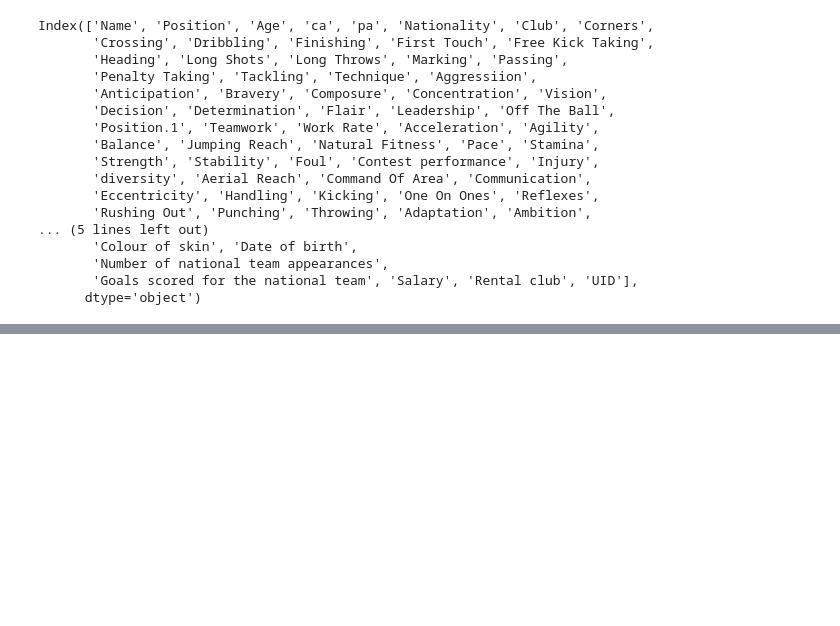
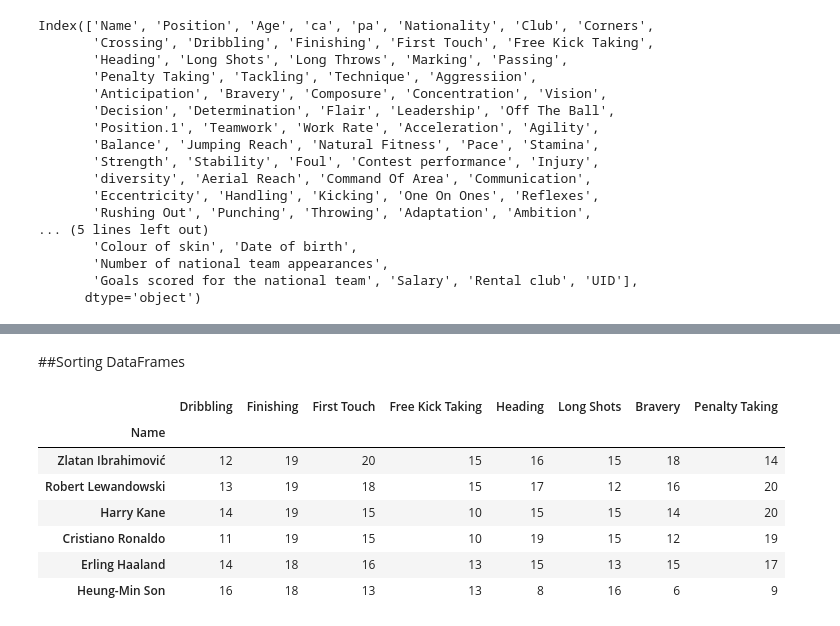
Before and after one commit to RobertCurley/UCDPA_RobertCurley, a Jupyter notebook: UCDPA_RobertCurley.ipynb, the cells around one changed output, grey strips where cells are left out. Drawn from its saved outputs; the diff is of its cells as text; code cells hidden in the pictures; blank space fills up the shorter version.

```diff
--- a/UCDPA_RobertCurley.ipynb
+++ b/UCDPA_RobertCurley.ipynb
@@ -36,7 +36,6 @@ import pandas as pd
 # %% [markdown]
 ## Import *Football Manager 2023 Dataset*
 # %%
-# Upload CSV file of Football Manager 2023 from laptop
+# Upload CSV file of Football Manager 2023 from github repository
 
-from google.colab import files
-uploaded = files.upload()
+url = 'https://raw.githubusercontent.com/RobertCurley/UCDPA_RobertCurley/main/FM%202023.csv'
@@ -46,8 +42,7 @@ Saving FM 2023.csv to FM 2023.csv
 # %%
 # View FM 2023.csv file in python
 
-path = "FM 2023.csv" # Change file path name to Path
-fm_2023_df = pd.read_csv(path) # Changed Name to FM_2023_df
+fm_2023_df = pd.read_csv(url) # Changed Name to FM_2023_df
 fm_2023_df
 # %% [output]
 |  | Name | Position | Age | ca | pa | Nationality | Club | Corners | Crossing | Dribbling | ... |
@@ -159,0 +185,7 @@ Index(['Name', 'Position', 'Age', 'ca', 'pa', 'Nationality', 'Club', 'Corners',
+# %%
+# Slice Data in DataFrame (fm_2023_df) based on key stats for scoring and name it scoring_fm_2023_df
+# Key Stats : Name, Dribbling, Finishing, First Touch, Free Kick Taking, Heading, Long Shots, Bravery, Penalty Taking
+
+scoring_fm_2023_df = fm_2023_df.loc[:, ['Name', 'Dribbling', 'Finishing', 'First Touch', 'Free Kick Taking', 'Heading',
+                                        'Long Shots', 'Bravery', 'Penalty Taking']].set_index('Name')
+print(scoring_fm_2023_df)
@@ -159,0 +237,15 @@ Index(['Name', 'Position', 'Age', 'ca', 'pa', 'Nationality', 'Club', 'Corners',
+# %% [markdown]
+##Sorting DataFrames
+# %%
+# Sort scoring_fm_2023_df by Finishing
+
+scoring_fm_2023_df.sort_values(by='Finishing', ascending=False).iloc[:6,:]
+# %% [output]
+|  | Dribbling | Finishing | First Touch | Free Kick Taking | Heading | Long Shots | Bravery | Penalty Taking |
+| Name |  |  |  |  |  |  |  |  |
+| Zlatan Ibrahimović | 12 | 19 | 20 | 15 | 16 | 15 | 18 | 14 |
+| Robert Lewandowski | 13 | 19 | 18 | 15 | 17 | 12 | 16 | 20 |
+| Harry Kane | 14 | 19 | 15 | 10 | 15 | 15 | 14 | 20 |
+| Cristiano Ronaldo | 11 | 19 | 15 | 10 | 19 | 15 | 12 | 19 |
+| Erling Haaland | 14 | 18 | 16 | 13 | 15 | 13 | 15 | 17 |
+| Heung-Min Son | 16 | 18 | 13 | 13 | 8 | 16 | 6 | 9 |
```
Also changed, not shown: parts of 6 cells of this notebook.
